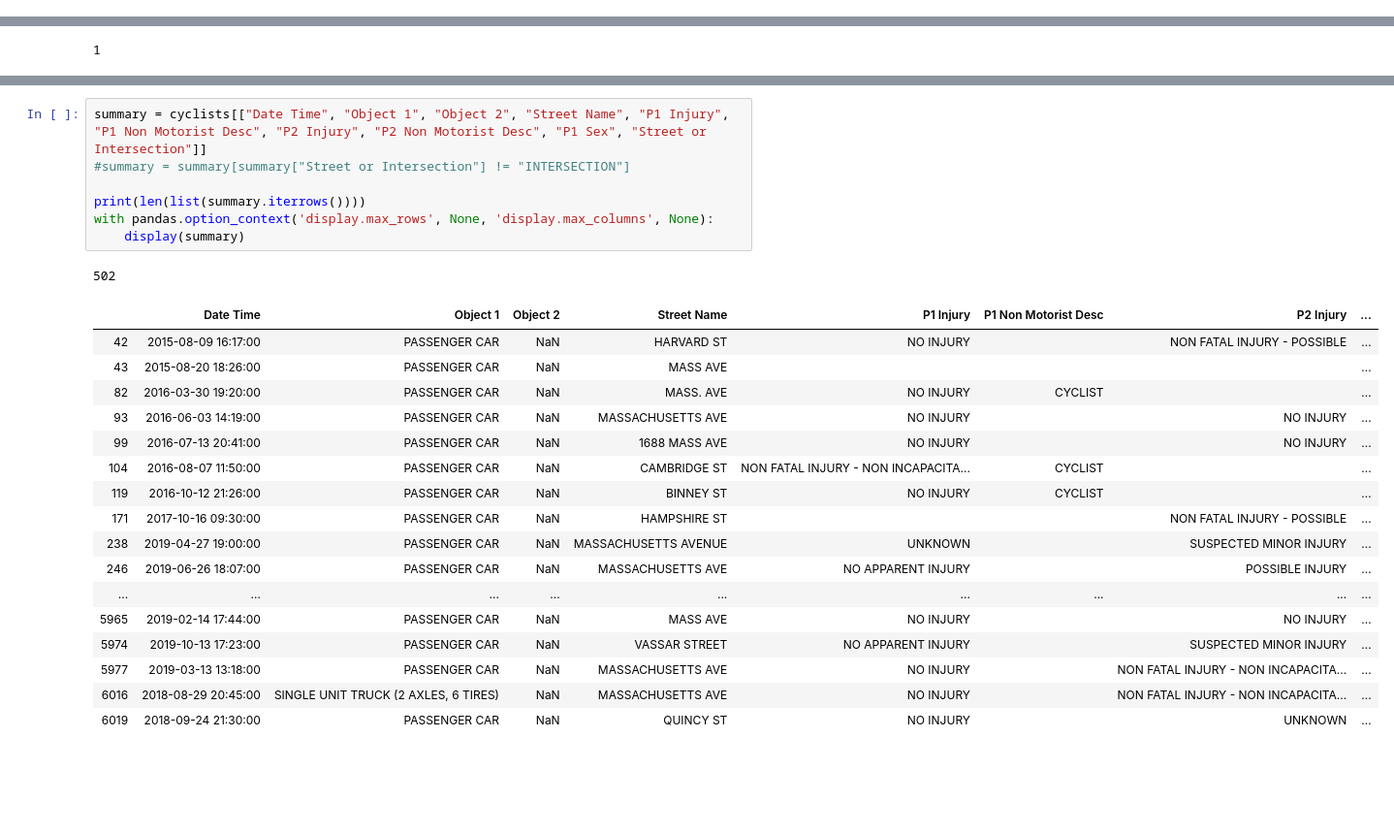
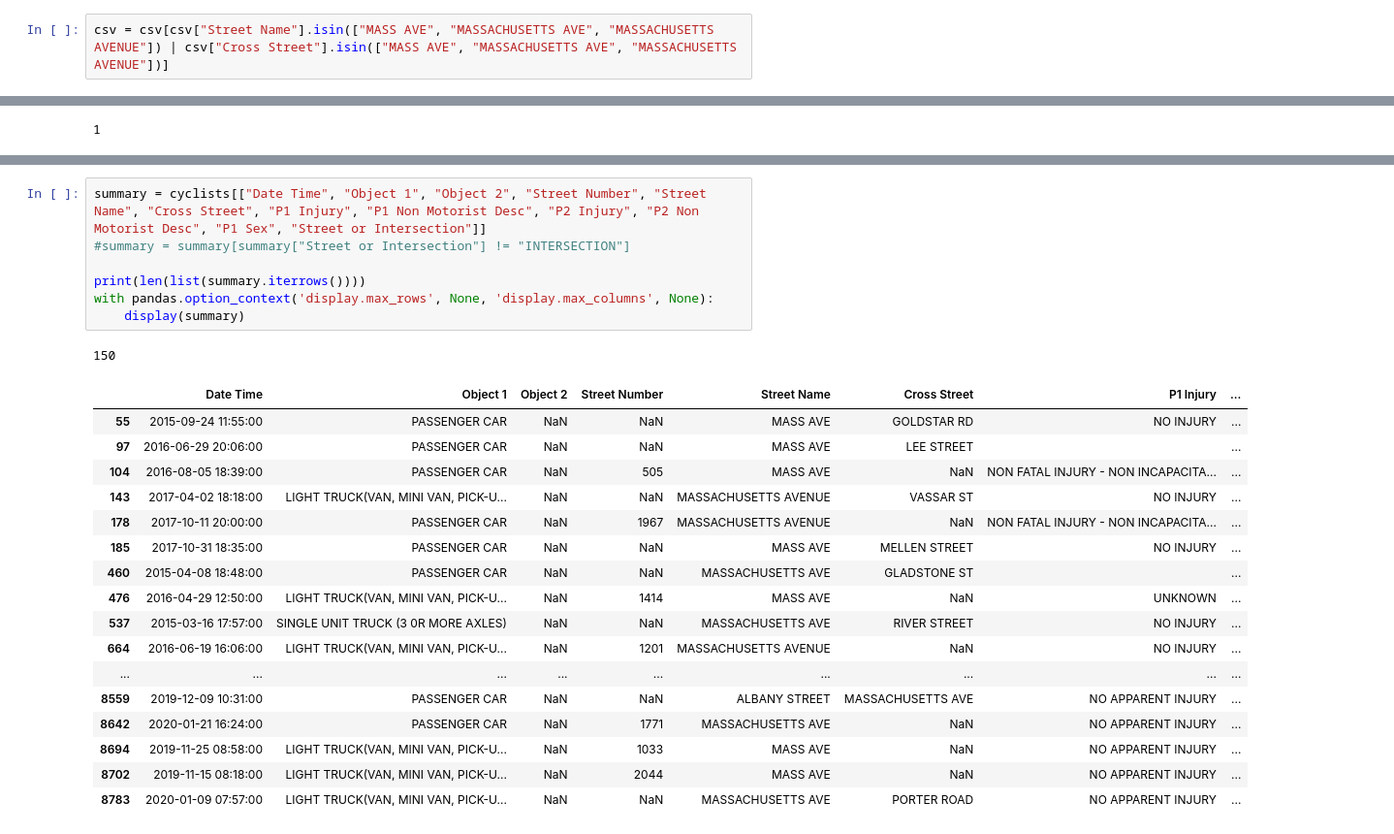
Before and after one commit to itamarst/cambridge-crashes, a Jupyter notebook: crashes.ipynb, the cells around one changed output, grey strips where cells are left out. Shown at 97% size. Drawn from its saved outputs; the diff is of its cells as text; blank space fills up the shorter version.

```diff
--- a/crashes.ipynb
+++ b/crashes.ipynb
@@ -62,3 +62,5 @@ Name: Date Time, Length: 7672, dtype: datetime64[ns]
+# %%
+csv = csv[csv["Street Name"].isin(["MASS AVE", "MASSACHUSETTS AVE", "MASSACHUSETTS AVENUE"]) | csv["Cross Street"].isin(["MASS AVE", "MASSACHUSETTS AVE", "MASSACHUSETTS AVENUE"])]
 # %%
 from datetime import datetime
 councilterm = csv#[csv["Date Time"] >= datetime(2018, 1, 1)]
@@ -102,29 +104,29 @@ cyclists
 # %%
-summary = cyclists[["Date Time", "Object 1", "Object 2", "Street Name", "P1 Injury", "P1 Non Motorist Desc", "P2 Injury", "P2 Non Motorist Desc", "P1 Sex", "Street or Intersection"]]
+summary = cyclists[["Date Time", "Object 1", "Object 2", "Street Number", "Street Name", "Cross Street", "P1 Injury", "P1 Non Motorist Desc", "P2 Injury", "P2 Non Motorist Desc", "P1 Sex", "Street or Intersection"]]
 #summary = summary[summary["Street or Intersection"] != "INTERSECTION"]
 
 print(len(list(summary.iterrows())))
 with pandas.option_context('display.max_rows', None, 'display.max_columns', None):
     display(summary)
 # %% [output]
-502
+150
-|  | Date Time | Object 1 | Object 2 | Street Name | P1 Injury | P1 Non Motorist Desc | P2 Injury | ... |
-| 42 | 2015-08-09 16:17:00 | PASSENGER CAR | NaN | HARVARD ST | NO INJURY |  | NON FATAL INJURY - POSSIBLE | ... |
-| 43 | 2015-08-20 18:26:00 | PASSENGER CAR | NaN | MASS AVE |  |  |  | ... |
-| 82 | 2016-03-30 19:20:00 | PASSENGER CAR | NaN | MASS. AVE | NO INJURY | CYCLIST |  | ... |
-| 93 | 2016-06-03 14:19:00 | PASSENGER CAR | NaN | MASSACHUSETTS AVE | NO INJURY |  | NO INJURY | ... |
-| 99 | 2016-07-13 20:41:00 | PASSENGER CAR | NaN | 1688 MASS AVE | NO INJURY |  | NO INJURY | ... |
-| 104 | 2016-08-07 11:50:00 | PASSENGER CAR | NaN | CAMBRIDGE ST | NON FATAL INJURY - NON INCAPACITA... | CYCLIST |  | ... |
-| 119 | 2016-10-12 21:26:00 | PASSENGER CAR | NaN | BINNEY ST | NO INJURY | CYCLIST |  | ... |
-| 171 | 2017-10-16 09:30:00 | PASSENGER CAR | NaN | HAMPSHIRE ST |  |  | NON FATAL INJURY - POSSIBLE | ... |
-| 238 | 2019-04-27 19:00:00 | PASSENGER CAR | NaN | MASSACHUSETTS AVENUE | UNKNOWN |  | SUSPECTED MINOR INJURY | ... |
-| 246 | 2019-06-26 18:07:00 | PASSENGER CAR | NaN | MASSACHUSETTS AVE | NO APPARENT INJURY |  | POSSIBLE INJURY | ... |
+|  | Date Time | Object 1 | Object 2 | Street Number | Street Name | Cross Street | P1 Injury | ... |
+| 55 | 2015-09-24 11:55:00 | PASSENGER CAR | NaN | NaN | MASS AVE | GOLDSTAR RD | NO INJURY | ... |
+| 97 | 2016-06-29 20:06:00 | PASSENGER CAR | NaN | NaN | MASS AVE | LEE STREET |  | ... |
+| 104 | 2016-08-05 18:39:00 | PASSENGER CAR | NaN | 505 | MASS AVE | NaN | NON FATAL INJURY - NON INCAPACITA... | ... |
+| 143 | 2017-04-02 18:18:00 | LIGHT TRUCK(VAN, MINI VAN, PICK-U... | NaN | NaN | MASSACHUSETTS AVENUE | VASSAR ST | NO INJURY | ... |
+| 178 | 2017-10-11 20:00:00 | PASSENGER CAR | NaN | 1967 | MASSACHUSETTS AVENUE | NaN | NON FATAL INJURY - NON INCAPACITA... | ... |
+| 185 | 2017-10-31 18:35:00 | PASSENGER CAR | NaN | NaN | MASS AVE | MELLEN STREET | NO INJURY | ... |
+| 460 | 2015-04-08 18:48:00 | PASSENGER CAR | NaN | NaN | MASSACHUSETTS AVE | GLADSTONE ST |  | ... |
+| 476 | 2016-04-29 12:50:00 | LIGHT TRUCK(VAN, MINI VAN, PICK-U... | NaN | 1414 | MASS AVE | NaN | UNKNOWN | ... |
+| 537 | 2015-03-16 17:57:00 | SINGLE UNIT TRUCK (3 0R MORE AXLES) | NaN | NaN | MASSACHUSETTS AVE | RIVER STREET | NO INJURY | ... |
+| 664 | 2016-06-19 16:06:00 | LIGHT TRUCK(VAN, MINI VAN, PICK-U... | NaN | 1201 | MASSACHUSETTS AVENUE | NaN | NO INJURY | ... |
 | ... | ... | ... | ... | ... | ... | ... | ... | ... |
-| 5965 | 2019-02-14 17:44:00 | PASSENGER CAR | NaN | MASS AVE | NO INJURY |  | NO INJURY | ... |
-| 5974 | 2019-10-13 17:23:00 | PASSENGER CAR | NaN | VASSAR STREET | NO APPARENT INJURY |  | SUSPECTED MINOR INJURY | ... |
-| 5977 | 2019-03-13 13:18:00 | PASSENGER CAR | NaN | MASSACHUSETTS AVE | NO INJURY |  | NON FATAL INJURY - NON INCAPACITA... | ... |
-| 6016 | 2018-08-29 20:45:00 | SINGLE UNIT TRUCK (2 AXLES, 6 TIRES) | NaN | MASSACHUSETTS AVE | NO INJURY |  | NON FATAL INJURY - NON INCAPACITA... | ... |
-| 6019 | 2018-09-24 21:30:00 | PASSENGER CAR | NaN | QUINCY ST | NO INJURY |  | UNKNOWN | ... |
+| 8559 | 2019-12-09 10:31:00 | PASSENGER CAR | NaN | NaN | ALBANY STREET | MASSACHUSETTS AVE | NO APPARENT INJURY | ... |
+| 8642 | 2020-01-21 16:24:00 | PASSENGER CAR | NaN | 1771 | MASSACHUSETTS AVE | NaN | NO APPARENT INJURY | ... |
+| 8694 | 2019-11-25 08:58:00 | LIGHT TRUCK(VAN, MINI VAN, PICK-U... | NaN | 1033 | MASS AVE | NaN | NO APPARENT INJURY | ... |
+| 8702 | 2019-11-15 08:18:00 | LIGHT TRUCK(VAN, MINI VAN, PICK-U... | NaN | 2044 | MASS AVE | NaN | NO APPARENT INJURY | ... |
+| 8783 | 2020-01-09 07:57:00 | LIGHT TRUCK(VAN, MINI VAN, PICK-U... | NaN | NaN | MASSACHUSETTS AVE | PORTER ROAD | NO APPARENT INJURY | ... |
 # %%
 from IPython.display import display, Markdown, Latex
 
```
Also changed, not shown: parts of 5 cells of this notebook, 1 other file.
